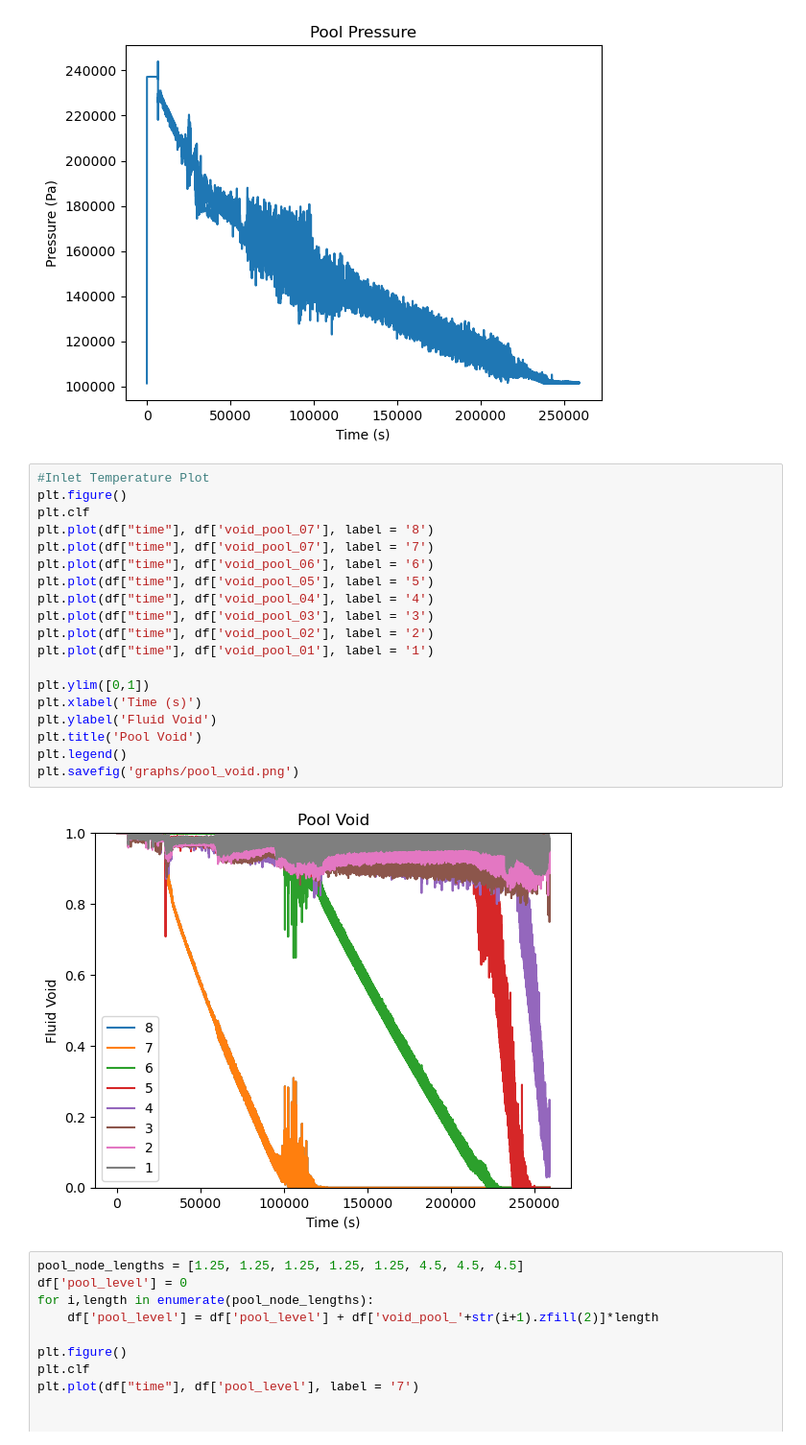
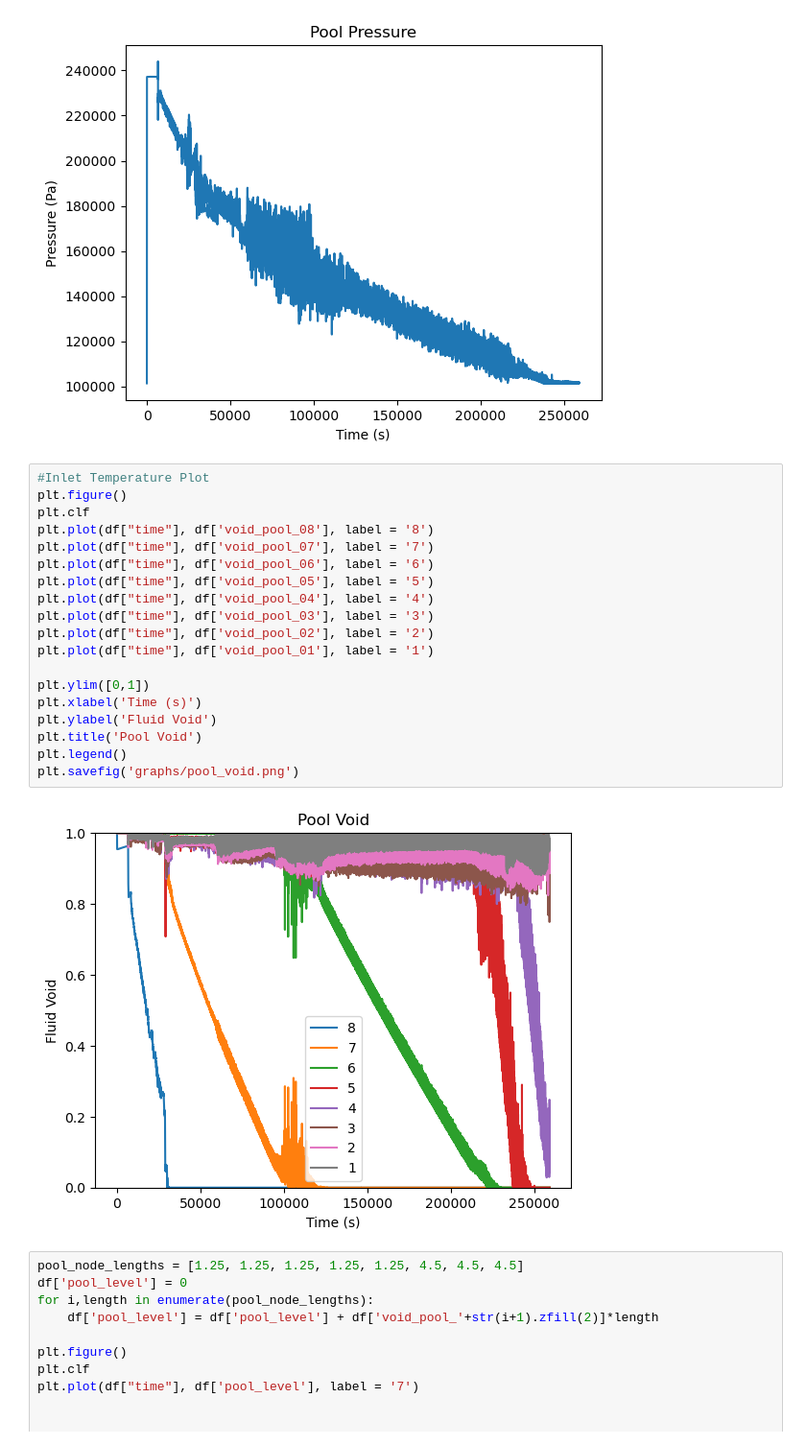
Before and after one commit to tylerkwald/SBO, a Jupyter notebook: OurSytem/plotJup.ipynb, the cells around one changed output. Shown at 96% size. Drawn from its saved outputs; the diff is of its cells as text.

```diff
--- a/OurSytem/plotJup.ipynb
+++ b/OurSytem/plotJup.ipynb
@@ -82,24 +82,24 @@ plt.savefig('graphs/pool_pressure.png')
 # %%
 #Inlet Temperature Plot
 plt.figure()
 plt.clf
-plt.plot(df["time"], df['void_pool_07'], label = '8')
+plt.plot(df["time"], df['void_pool_08'], label = '8')
 plt.plot(df["time"], df['void_pool_07'], label = '7')
 plt.plot(df["time"], df['void_pool_06'], label = '6')
 plt.plot(df["time"], df['void_pool_05'], label = '5')
 plt.plot(df["time"], df['void_pool_04'], label = '4')
 plt.plot(df["time"], df['void_pool_03'], label = '3')
 plt.plot(df["time"], df['void_pool_02'], label = '2')
 plt.plot(df["time"], df['void_pool_01'], label = '1')
 
 plt.ylim([0,1])
 plt.xlabel('Time (s)')
 plt.ylabel('Fluid Void')
 plt.title('Pool Void')
 plt.legend()
 plt.savefig('graphs/pool_void.png')
 # %% [output]
-[figure, old version]
+[figure, new version]
 # %%
 pool_node_lengths = [1.25, 1.25, 1.25, 1.25, 1.25, 4.5, 4.5, 4.5]
 df['pool_level'] = 0
```
Also changed, not shown: parts of 2 cells of this notebook, 26 other files.
